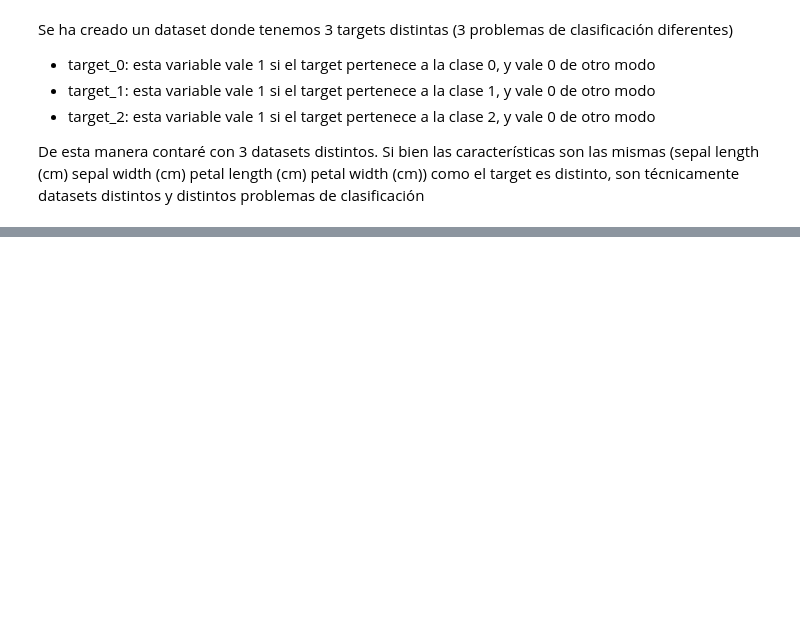
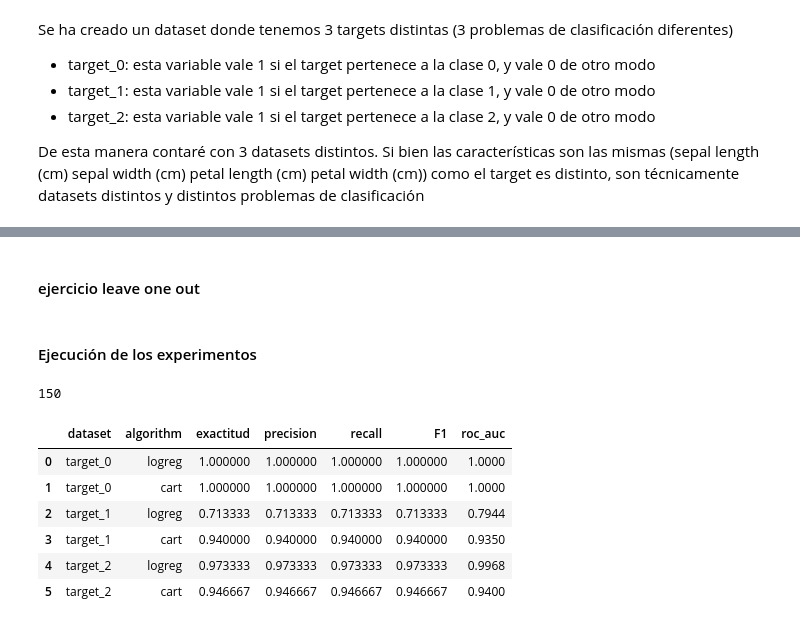
Before and after one commit to cposada8/master_ia, a Jupyter notebook: 4_aprendizaje_supervisado/actividades/Actividad2.ipynb, the cells around one changed output, grey strips where cells are left out. Drawn from its saved outputs; the diff is of its cells as text; code cells hidden in the pictures; blank space fills up the shorter version.

```diff
--- a/4_aprendizaje_supervisado/actividades/Actividad2.ipynb
+++ b/4_aprendizaje_supervisado/actividades/Actividad2.ipynb
@@ -717,0 +784,8 @@ target_names = ["target_0", "target_1", "target_2"]
+# %% [markdown]
+#### ejercicio leave one out
+# %%
+seed=42
+algoritmos = {
+    "logreg": LogisticRegression(solver='sag',max_iter=1000, random_state=seed),
+    "cart": tree.DecisionTreeClassifier(random_state=seed)
+}
@@ -717,0 +806,8 @@ target_names = ["target_0", "target_1", "target_2"]
+# %% [markdown]
+#### Ejecución de los experimentos
+# %%
+features = dataset_df[iris_dict.feature_names]
+num_samples = features.shape[0]
+num_samples
+# %% [output]
+150
@@ -717,0 +845,10 @@ target_names = ["target_0", "target_1", "target_2"]
+# %%
+results_df
+# %% [output]
+|  | dataset | algorithm | exactitud | precision | recall | F1 | roc_auc |
+| 0 | target_0 | logreg | 1.000000 | 1.000000 | 1.000000 | 1.000000 | 1.0000 |
+| 1 | target_0 | cart | 1.000000 | 1.000000 | 1.000000 | 1.000000 | 1.0000 |
+| 2 | target_1 | logreg | 0.713333 | 0.713333 | 0.713333 | 0.713333 | 0.7944 |
+| 3 | target_1 | cart | 0.940000 | 0.940000 | 0.940000 | 0.940000 | 0.9350 |
+| 4 | target_2 | logreg | 0.973333 | 0.973333 | 0.973333 | 0.973333 | 0.9968 |
+| 5 | target_2 | cart | 0.946667 | 0.946667 | 0.946667 | 0.946667 | 0.9400 |
```
Also changed, not shown: parts of 24 cells of this notebook, 9 other files.
